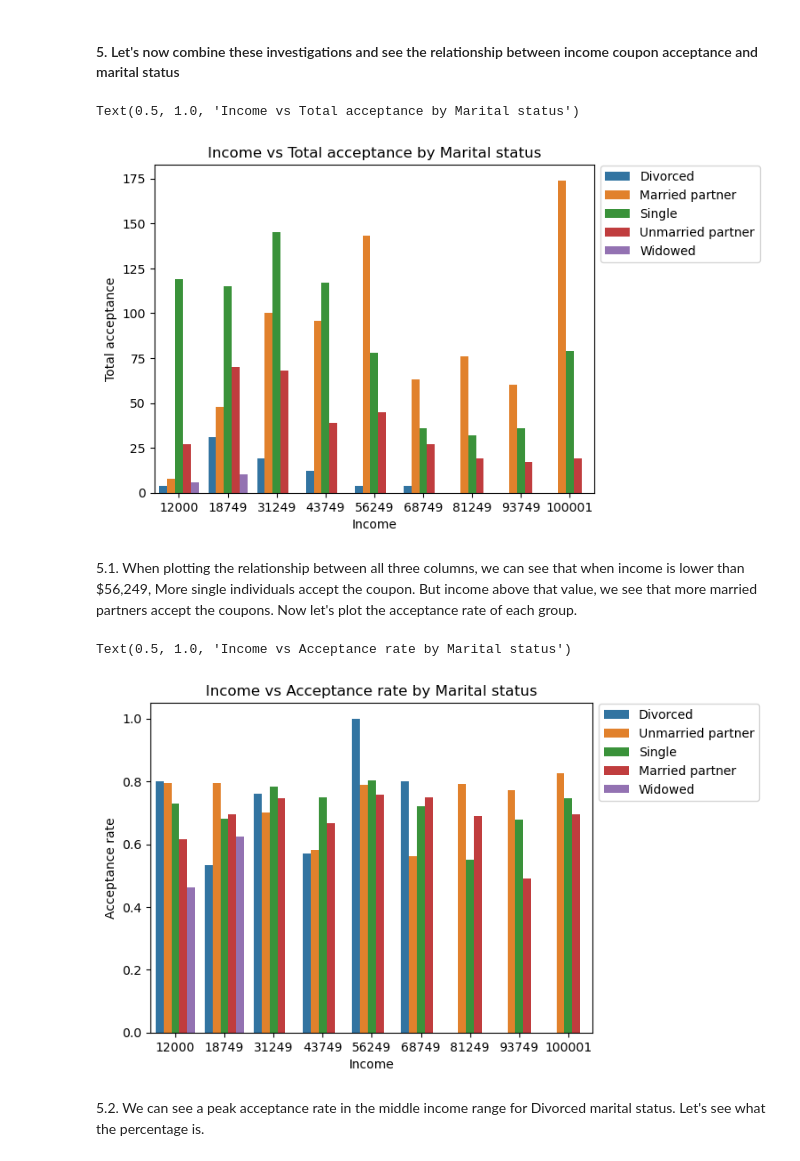
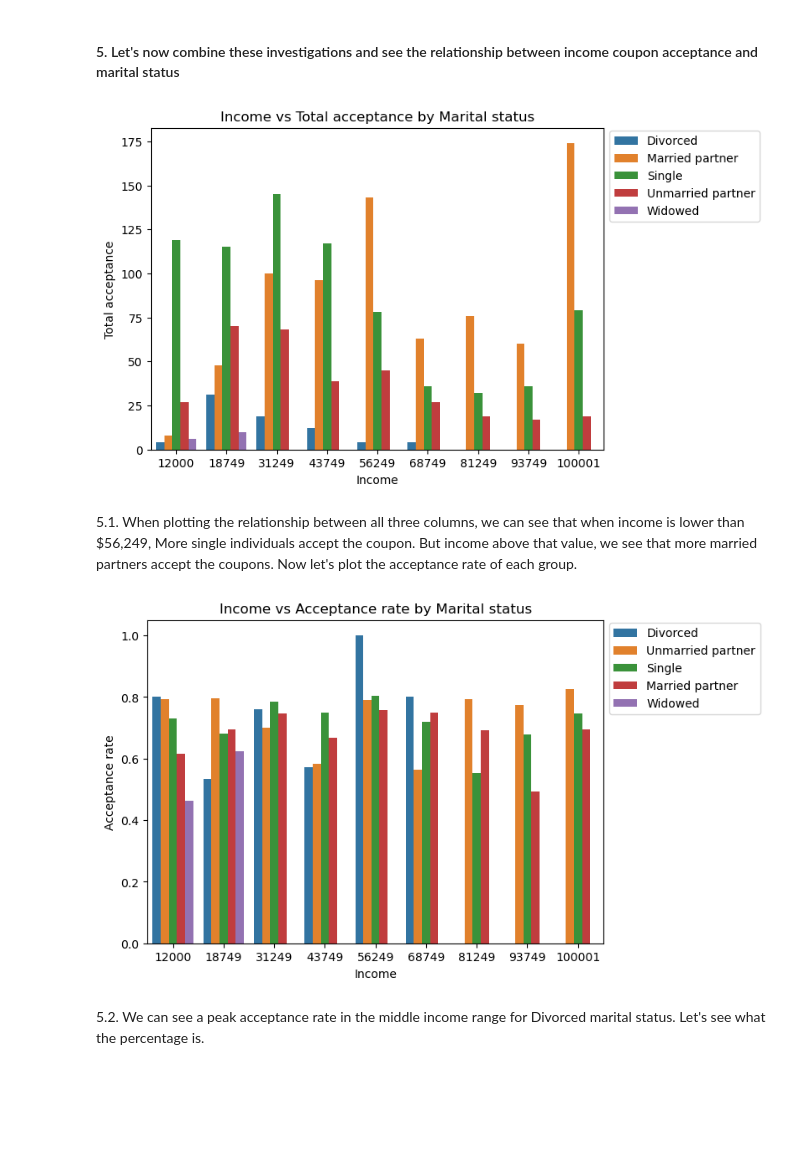
Before and after one commit to Ziggy-Z/Coupon-Acceptance, a Jupyter notebook: notebook/prompt.ipynb, the cells around one changed output. Drawn from its saved outputs; the diff is of its cells as text; code cells hidden in the pictures; blank space fills up the shorter version.

```diff
--- a/notebook/prompt.ipynb
+++ b/notebook/prompt.ipynb
@@ -462,26 +466,29 @@ Text(0.5, 1.0, 'Acceptance rate by Marital Status')
 # %% [markdown]
 #### 5. Let's now combine these investigations and see the relationship between income coupon acceptance and marital status
 # %%
+#group data by marital status and income and find the total number of accepted coupons. Plot finding on a barplot
 groups = cleanData.groupby(['maritalStatus', 'income'])['Y'].sum().reset_index()
+plt.figure(figsize=(7,5))
 sns.barplot(groups, x='income', y='Y', hue='maritalStatus').legend(loc='center left', bbox_to_anchor=(1, 0.85))
 plt.xlabel("Income")
 plt.ylabel("Total acceptance")
 plt.title("Income vs Total acceptance by Marital status")
+plt.savefig('../images/totalAcc.png', bbox_inches = 'tight')
 # %% [output]
-Text(0.5, 1.0, 'Income vs Total acceptance by Marital status')
-[figure, old version]
+[figure, new version]
 # %% [markdown]
 5.1. When plotting the relationship between all three columns, we can see that when income is lower than $56,249, More single individuals accept the coupon. But income above that value, we see that more married partners accept the coupons. Now let's plot the acceptance rate of each group.
 # %%
+#group data by marital status and income and find the acceptance rate of the coupons. Plot finding on a barplot
 groups_mean = cleanData.groupby(['maritalStatus', 'income'])['Y'].mean().reset_index().sort_values(by='Y', ascending=False)
-groups_mean
+plt.figure(figsize=(7,5))
 sns.barplot(groups_mean, x='income', y='Y', hue='maritalStatus').legend(loc='center left', bbox_to_anchor=(1, 0.85))
 plt.xlabel("Income")
 plt.ylabel("Acceptance rate")
 plt.title("Income vs Acceptance rate by Marital status")
+plt.savefig('../images/incomeVacc.png', bbox_inches = 'tight')
 # %% [output]
-Text(0.5, 1.0, 'Income vs Acceptance rate by Marital status')
-[figure, old version]
+[figure, new version]
 # %% [markdown]
 5.2. We can see a peak acceptance rate in the middle income range for Divorced marital status. Let's see what the percentage is.
 # %%
```
Also changed, not shown: parts of 5 cells of this notebook.
